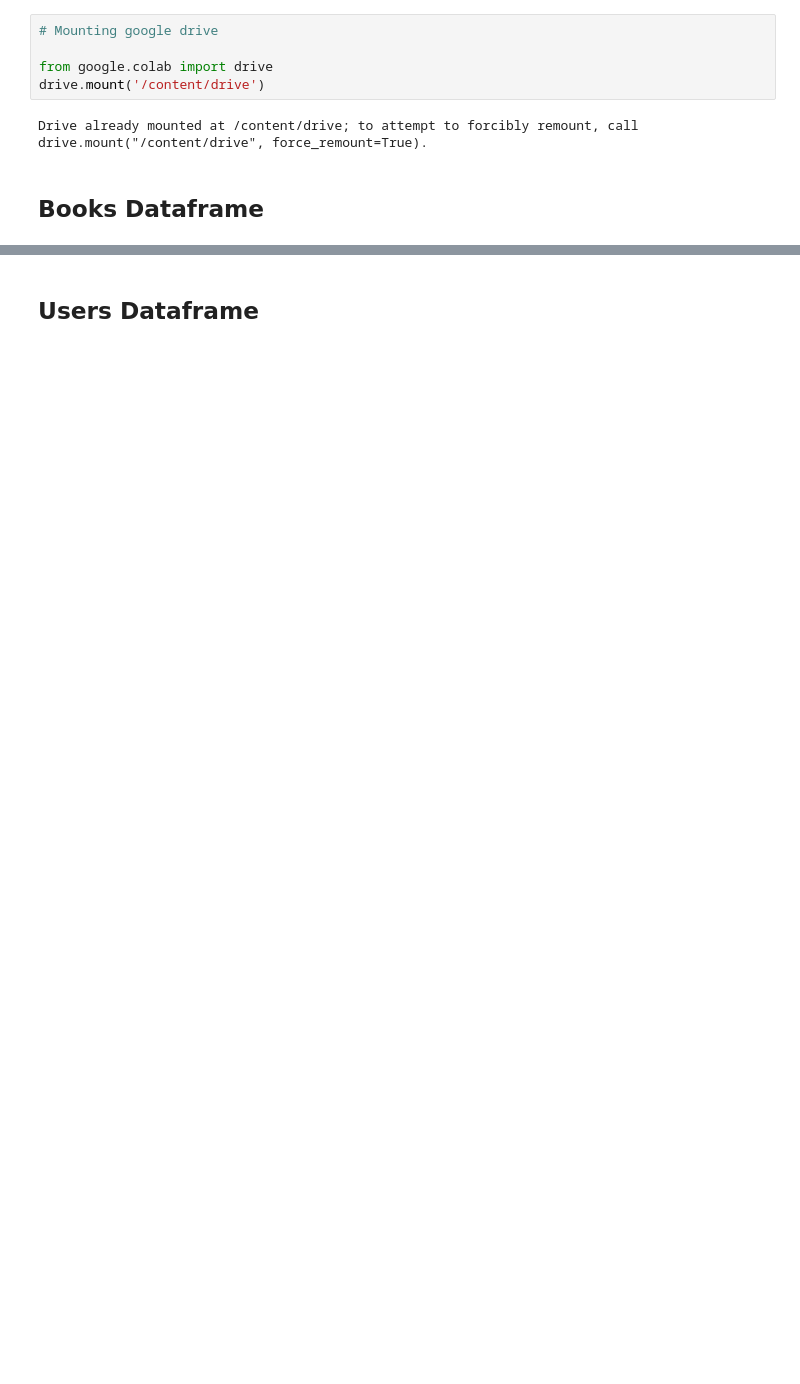
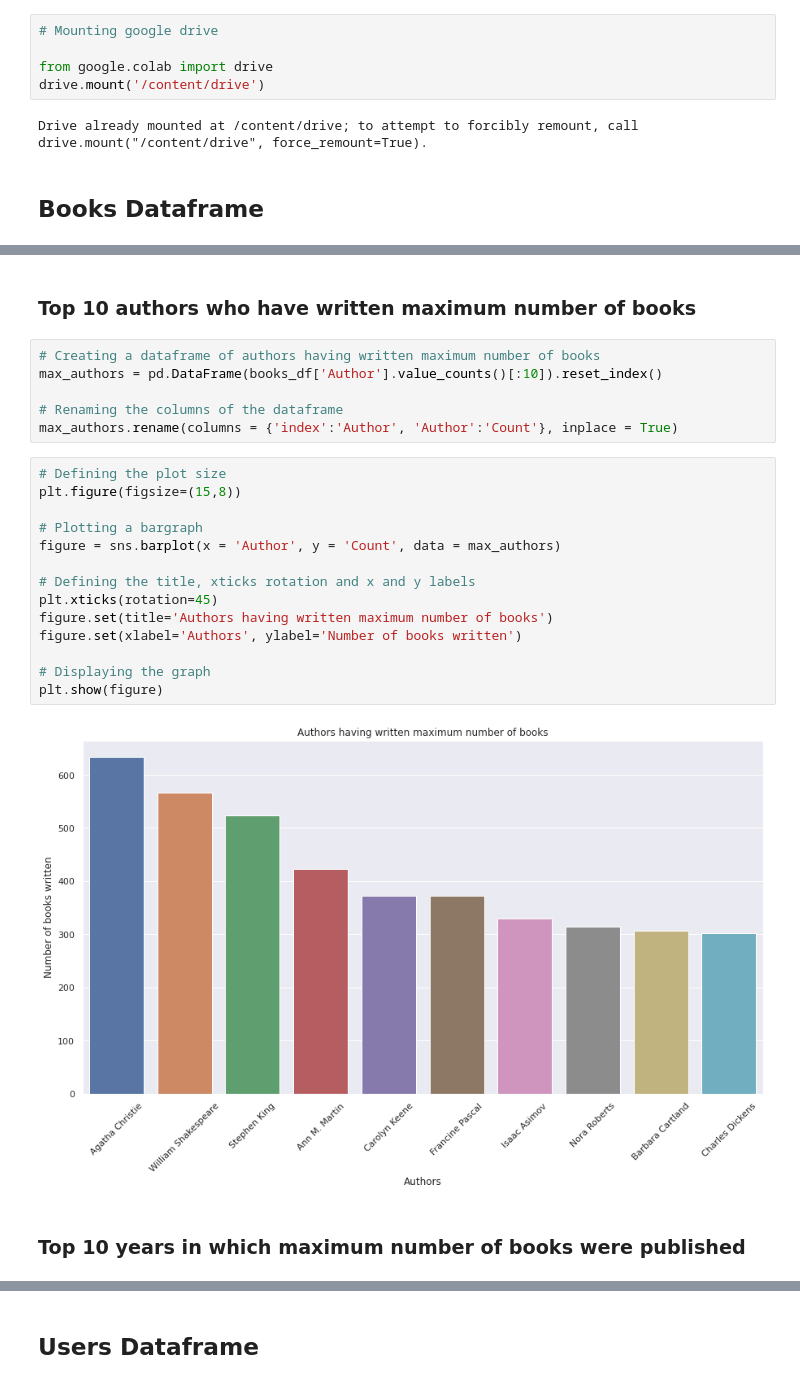
Before and after one commit to rsonar821/Unsupervised-Learning-Capstone-Project, a Jupyter notebook: Book_Recommender_System.ipynb, the cells around one changed output, grey strips where cells are left out. Drawn from its saved outputs; the diff is of its cells as text; blank space fills up the shorter version.

```diff
--- a/Book_Recommender_System.ipynb
+++ b/Book_Recommender_System.ipynb
@@ -154,0 +184,26 @@ sns.barplot(x = 'Title', y = 'Count', data = top_titles)
+# %% [markdown]
+### Top 10 authors who have written maximum number of books
+# %%
+# Creating a dataframe of authors having written maximum number of books
+max_authors = pd.DataFrame(books_df['Author'].value_counts()[:10]).reset_index()
+
+# Renaming the columns of the dataframe
+max_authors.rename(columns = {'index':'Author', 'Author':'Count'}, inplace = True)
+# %%
+# Defining the plot size
+plt.figure(figsize=(15,8))
+
+# Plotting a bargraph
+figure = sns.barplot(x = 'Author', y = 'Count', data = max_authors)
+
+# Defining the title, xticks rotation and x and y labels
+plt.xticks(rotation=45)
+figure.set(title='Authors having written maximum number of books')
+figure.set(xlabel='Authors', ylabel='Number of books written')
+
+# Displaying the graph
+plt.show(figure)
+# %% [output]
+[figure, added]
+# %% [markdown]
+### Top 10 years in which maximum number of books were published
```
Also changed, not shown: parts of 55 cells of this notebook.
